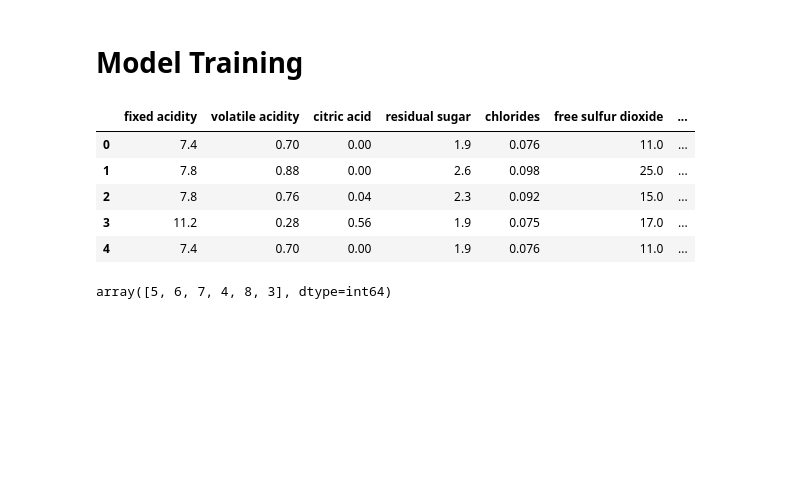
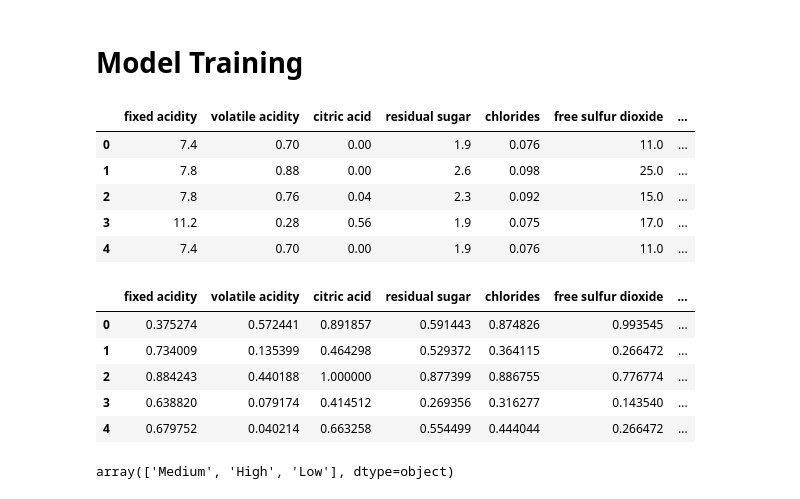
Before and after one commit to aditya345-coder/Wine-Quality-End-to-End-ML-Project, a Jupyter notebook: notebook/trials.ipynb, the cells around one changed output. Drawn from its saved outputs; the diff is of its cells as text; code cells hidden in the pictures; blank space fills up the shorter version.

```diff
--- a/notebook/trials.ipynb
+++ b/notebook/trials.ipynb
@@ -223,0 +272,3 @@ plt.tight_layout()
+# %%
+columns = list(df.columns)
+columns.remove("quality")
@@ -234,14 +393,49 @@ df.head()
 | 4 | 7.4 | 0.70 | 0.00 | 1.9 | 0.076 | 11.0 | ... |
 # %%
 # Splitting features and target
-X = df.drop(columns=['quality'])
-y = df['quality']
+X = df.drop(columns=['quality_label'])
+y = df['quality_label']
 # %%
 # Train-test split
 X_train, X_test, y_train, y_test = train_test_split(X, y, test_size=0.2, random_state=42, stratify=y)
-# %%
-# Standardizing the features
-# scaler = StandardScaler()
-scaler=MinMaxScaler()
-X_train = scaler.fit_transform(X_train)
-X_test = scaler.transform(X_test)
+# %%
+# Specify your skewed features
+skewed_features = ['volatile acidity', 'citric acid', 'residual sugar', 'chlorides',
+                   'free sulfur dioxide', 'total sulfur dioxide', 'sulphates', 'alcohol']
+
+# Get all feature columns (assuming X_train is already defined)
+all_features = X_train.columns.tolist()
+
+# Get the remaining (non-skewed) features
+other_features = [col for col in all_features if col not in skewed_features]
+
+# Create a ColumnTransformer
+column_transformer = ColumnTransformer(transformers=[
+    ('power', PowerTransformer(method='yeo-johnson'), skewed_features),
+    ('passthrough', 'passthrough', other_features)
+])
+
+# Wrap it in a pipeline with RobustScaler
+pipeline = Pipeline([
+    ('power_transform_selected', column_transformer),
+    ('minmax_scaler', MinMaxScaler()),
+    # ('robust_scaler', RobustScaler())
+])
+
+# Fit on training data
+X_train_processed = pipeline.fit_transform(X_train)
+
+# Transform test data
+X_test_processed = pipeline.transform(X_test)
+
+# Optional: Convert back to DataFrame if you want to see column names
+X_train_processed_df = pd.DataFrame(X_train_processed, columns=all_features)
+X_test_processed_df = pd.DataFrame(X_test_processed, columns=all_features)
+X_train_processed_df.head()
+# %% [output]
+|  | fixed acidity | volatile acidity | citric acid | residual sugar | chlorides | free sulfur dioxide | ... |
+| 0 | 0.375274 | 0.572441 | 0.891857 | 0.591443 | 0.874826 | 0.993545 | ... |
+| 1 | 0.734009 | 0.135399 | 0.464298 | 0.529372 | 0.364115 | 0.266472 | ... |
+| 2 | 0.884243 | 0.440188 | 1.000000 | 0.877399 | 0.886755 | 0.776774 | ... |
+| 3 | 0.638820 | 0.079174 | 0.414512 | 0.269356 | 0.316277 | 0.143540 | ... |
+| 4 | 0.679752 | 0.040214 | 0.663258 | 0.554499 | 0.444044 | 0.266472 | ... |
@@ -248,7 +451,7 @@ X_test = scaler.transform(X_test)
 # %%
-df.quality.unique()
+df.quality_label.unique()
 # %% [output]
-array([5, 6, 7, 4, 8, 3], dtype=int64)
+array(['Medium', 'High', 'Low'], dtype=object)
 # %%
 # List of models
 models = {
```
Also changed, not shown: parts of 31 cells of this notebook, 9 other files.
